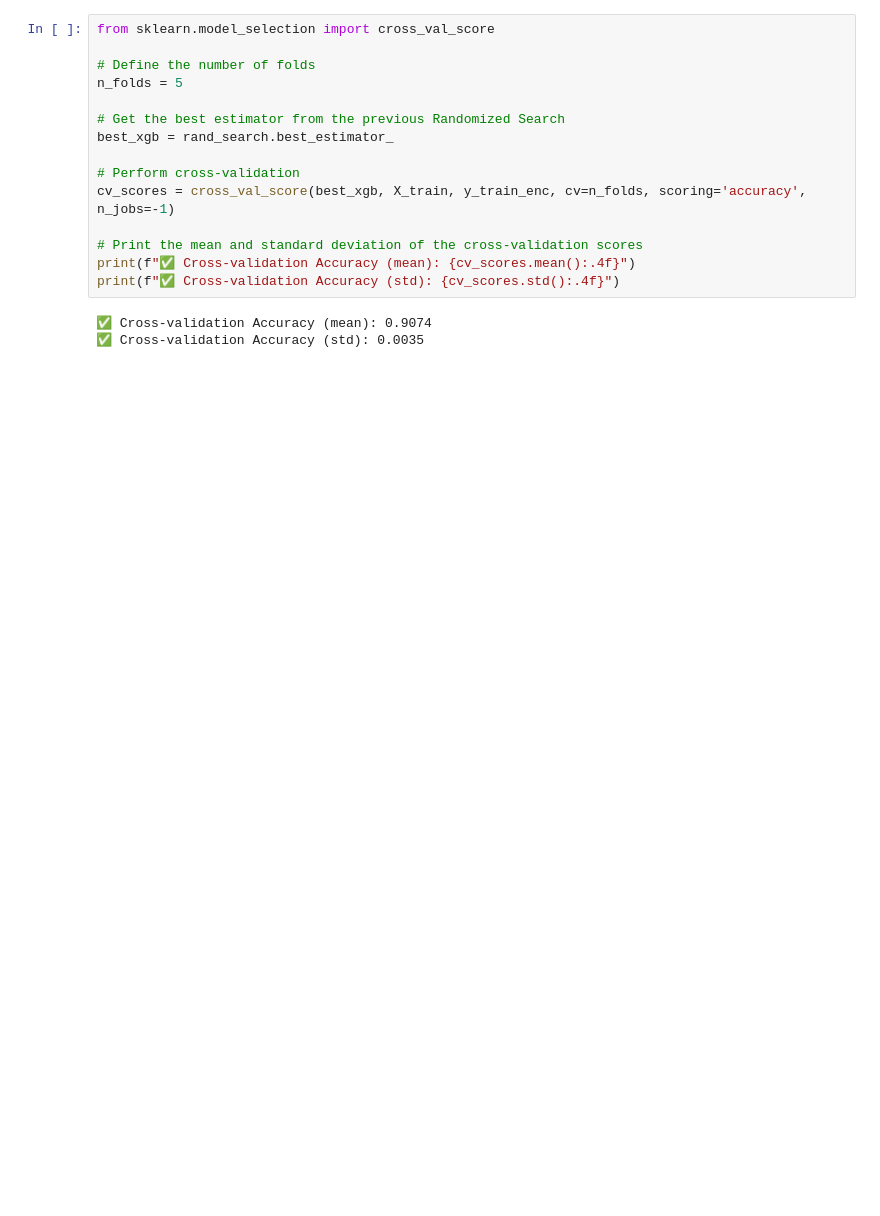
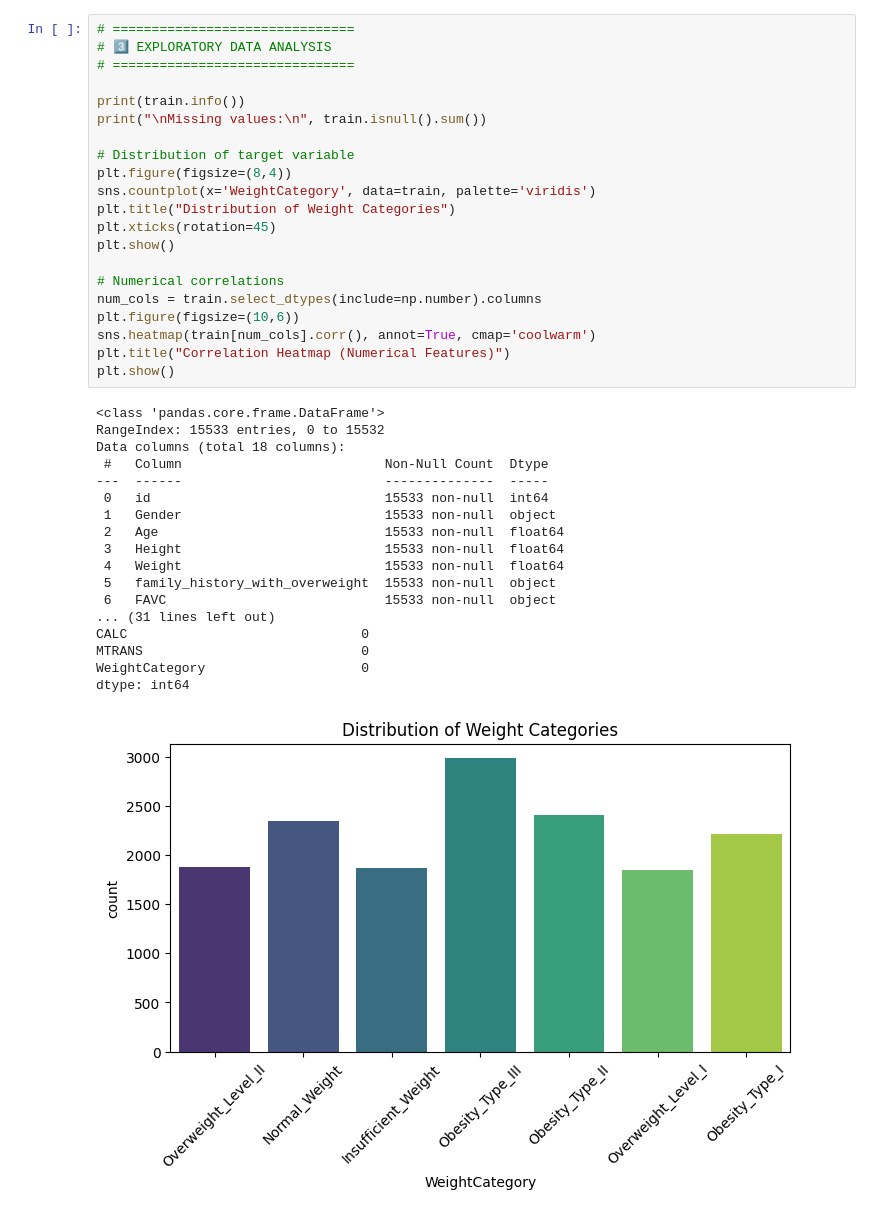
Before and after one commit to Saurab2h/obesity_mmlproject, a Jupyter notebook: Untitled3.ipynb, the cells around one changed output. Cells and saved outputs as stored; diff of their text form; blank space fills up the shorter version.

```diff
--- a/Untitled3.ipynb
+++ b/Untitled3.ipynb
@@ -234,18 +67,40 @@ Parameters: { "use_label_encoder" } are not used.
-# %%
-from sklearn.model_selection import cross_val_score
-
-# Define the number of folds
-n_folds = 5
-
-# Get the best estimator from the previous Randomized Search
-best_xgb = rand_search.best_estimator_
-
-# Perform cross-validation
-cv_scores = cross_val_score(best_xgb, X_train, y_train_enc, cv=n_folds, scoring='accuracy', n_jobs=-1)
-
-# Print the mean and standard deviation of the cross-validation scores
-print(f"✅ Cross-validation Accuracy (mean): {cv_scores.mean():.4f}")
-print(f"✅ Cross-validation Accuracy (std): {cv_scores.std():.4f}")
-# %% [output]
-✅ Cross-validation Accuracy (mean): 0.9074
-✅ Cross-validation Accuracy (std): 0.0035
+# %%
+# ===============================
+# 3️⃣ EXPLORATORY DATA ANALYSIS
+# ===============================
+
+print(train.info())
+print("\nMissing values:\n", train.isnull().sum())
+
+# Distribution of target variable
+plt.figure(figsize=(8,4))
+sns.countplot(x='WeightCategory', data=train, palette='viridis')
+plt.title("Distribution of Weight Categories")
+plt.xticks(rotation=45)
+plt.show()
+
+# Numerical correlations
+num_cols = train.select_dtypes(include=np.number).columns
+plt.figure(figsize=(10,6))
+sns.heatmap(train[num_cols].corr(), annot=True, cmap='coolwarm')
+plt.title("Correlation Heatmap (Numerical Features)")
+plt.show()
+# %% [output]
+<class 'pandas.core.frame.DataFrame'>
+RangeIndex: 15533 entries, 0 to 15532
+Data columns (total 18 columns):
+ #   Column                          Non-Null Count  Dtype
+---  ------                          --------------  -----
+ 0   id                              15533 non-null  int64
+ 1   Gender                          15533 non-null  object
+ 2   Age                             15533 non-null  float64
+ 3   Height                          15533 non-null  float64
+ 4   Weight                          15533 non-null  float64
+ 5   family_history_with_overweight  15533 non-null  object
+ 6   FAVC                            15533 non-null  object
+... (31 lines left out)
+CALC                              0
+MTRANS                            0
+WeightCategory                    0
+dtype: int64
+[figure, added]
```
Also changed, not shown: parts of 21 cells of this notebook.
